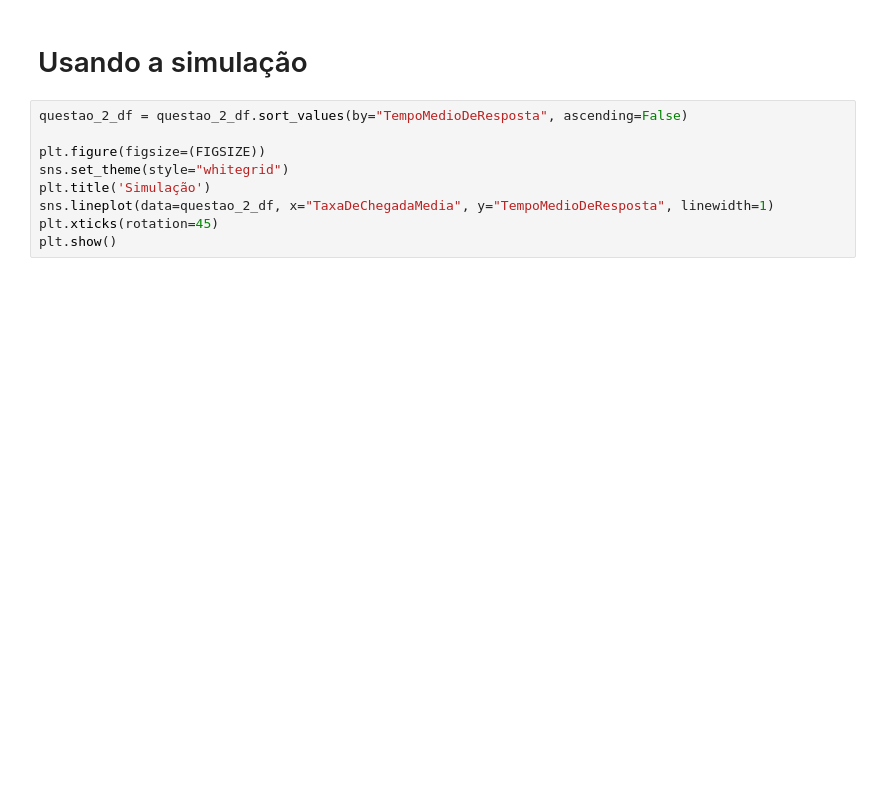
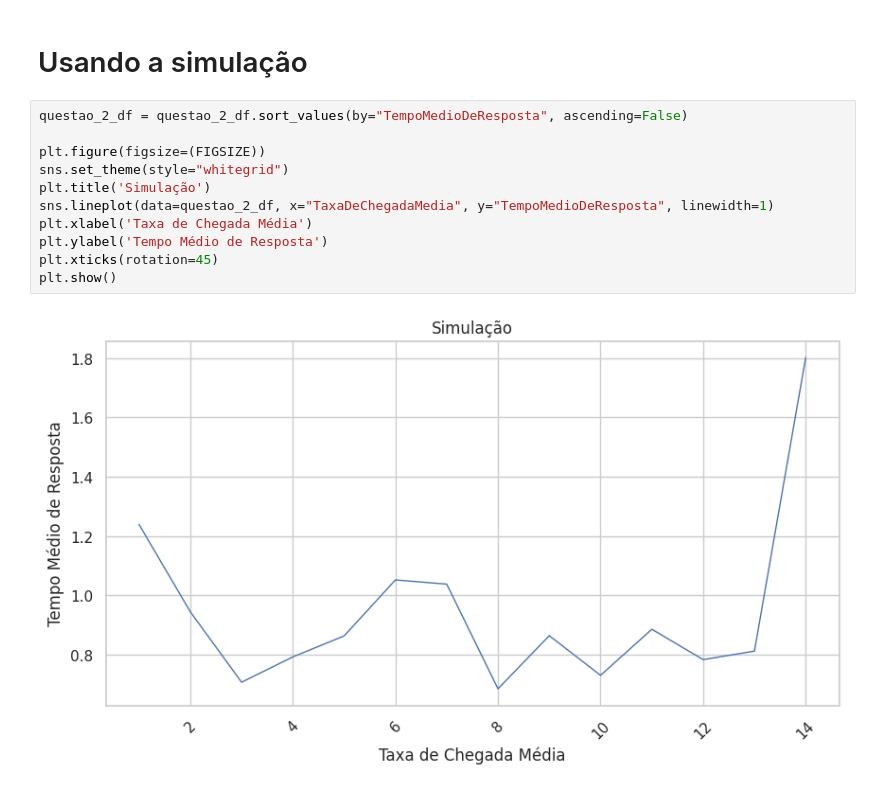
Before and after one commit to jabomgo/lab02-desempenho, a Jupyter notebook: relatorio.ipynb, the cells around one changed output. Saved outputs shown, nothing was run; the diff lists cells and outputs as text; blank space fills up the shorter version.

```diff
--- a/relatorio.ipynb
+++ b/relatorio.ipynb
@@ -103,11 +135,15 @@ plt.show()
 # %%
 questao_2_df = questao_2_df.sort_values(by="TempoMedioDeResposta", ascending=False)
 
 plt.figure(figsize=(FIGSIZE))
 sns.set_theme(style="whitegrid")
 plt.title('Simulação')
 sns.lineplot(data=questao_2_df, x="TaxaDeChegadaMedia", y="TempoMedioDeResposta", linewidth=1)
+plt.xlabel('Taxa de Chegada Média')
+plt.ylabel('Tempo Médio de Resposta')
 plt.xticks(rotation=45)
 plt.show()
+# %% [output]
+[figure, added]
 # %%
 questao_2_df
```
Also changed, not shown: parts of 9 cells of this notebook, 2 other files.
